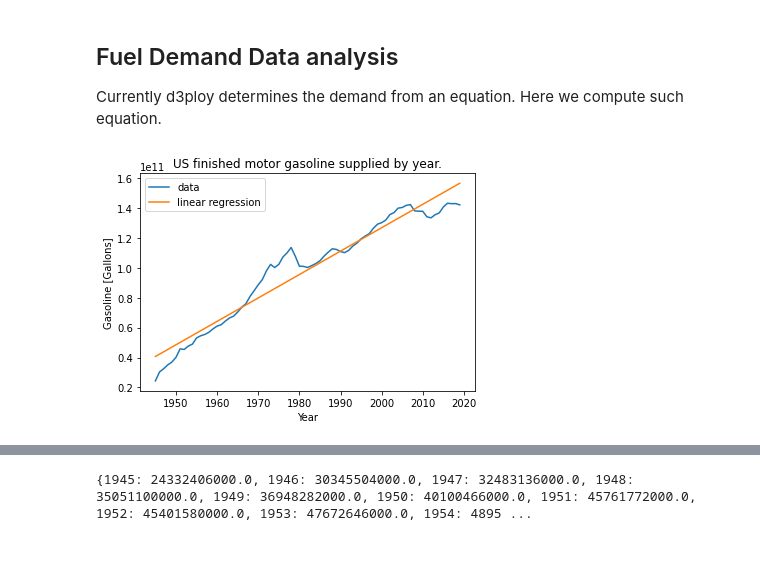
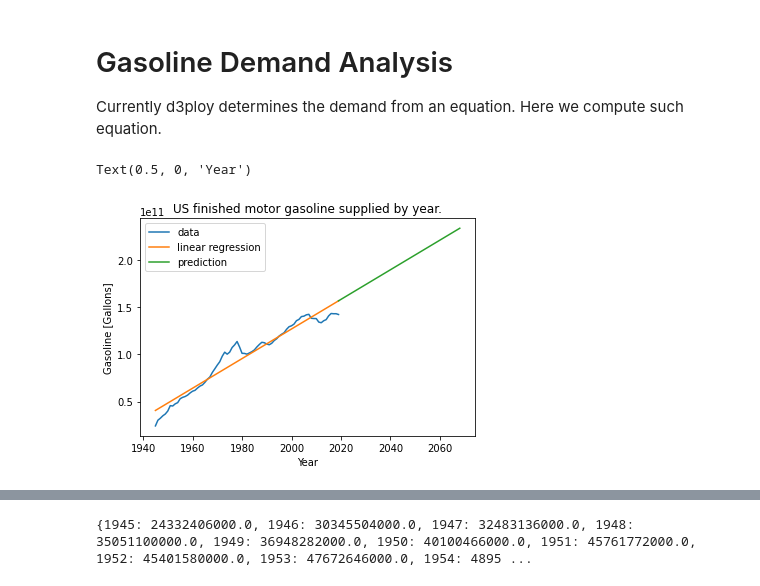
Before and after one commit to robfairh/npre412-project, a Jupyter notebook: fuel-demand.ipynb, the cells around one changed output, grey strips where cells are left out. Saved outputs shown, nothing was run; the diff lists cells and outputs as text; code cells hidden in the pictures; blank space fills up the shorter version.

```diff
--- a/fuel-demand.ipynb
+++ b/fuel-demand.ipynb
@@ -1,38 +1,43 @@
 # %% [markdown]
-## Fuel Demand Data analysis
+# Gasoline Demand Analysis
 
 Currently d3ploy determines the demand from an equation. Here we compute such equation.
 # %%
 import numpy as np
 import pandas as pd
 import matplotlib.pyplot as plt
 
 df = pd.read_csv ('supplied-motor-gasoline.csv')
 
 # To retrieve the data as lists
 # date = df['date'].tolist()
 # volume = df['finished-motor-gasoline-supplied(thousand-barrels)'].tolist()  # [thousand-barrels]
 
 date = df.iloc[:, :1].values
 volume = df.iloc[:, 1].values  # [thousand-barrels]
 volume = 1e3*volume  # [barrels]
 volume = 42*volume  # [gallons]
 
 # To convert data to dictionary
 # zip(list(np.transpose(date)[0]), list(volume))
 # data = dict(zip(list(np.transpose(date)[0]), list(volume)))
 # data
+
+from sklearn.linear_model import LinearRegression
+lin = LinearRegression()
+lin.fit(date, volume)
+
+end = 50
+future = np.arange(end).reshape(end, 1) + date[-1]
+
+plt.plot(date, volume, label='data')
+plt.plot(date, lin.predict(date), label='linear regression')
+plt.plot(future, lin.predict(future), label='prediction')
+plt.legend(loc="upper left")
+plt.title('US finished motor gasoline supplied by year.')
+plt.ylabel('Gasoline [Gallons]')
+plt.xlabel('Year')
+# plt.savefig("fuel-demand", dpi=300, bbox_inches="tight")
+# %% [output]
+Text(0.5, 0, 'Year')
+[figure, added]
-# %%
-from sklearn.linear_model import LinearRegression
-lin = LinearRegression()
-lin.fit(date, volume)
-
-plt.plot(date, volume, label='data')
-plt.plot(date, lin.predict(date), label='linear regression')
-plt.legend(loc="upper left")
-plt.title('US finished motor gasoline supplied by year.')
-plt.ylabel('Gasoline [Gallons]')
-plt.xlabel('Year')
-plt.savefig("fuel-demand", dpi=300, bbox_inches="tight")
-# %% [output]
-[figure, removed]
```
Also changed, not shown: parts of 8 cells of this notebook, 2 other files.
